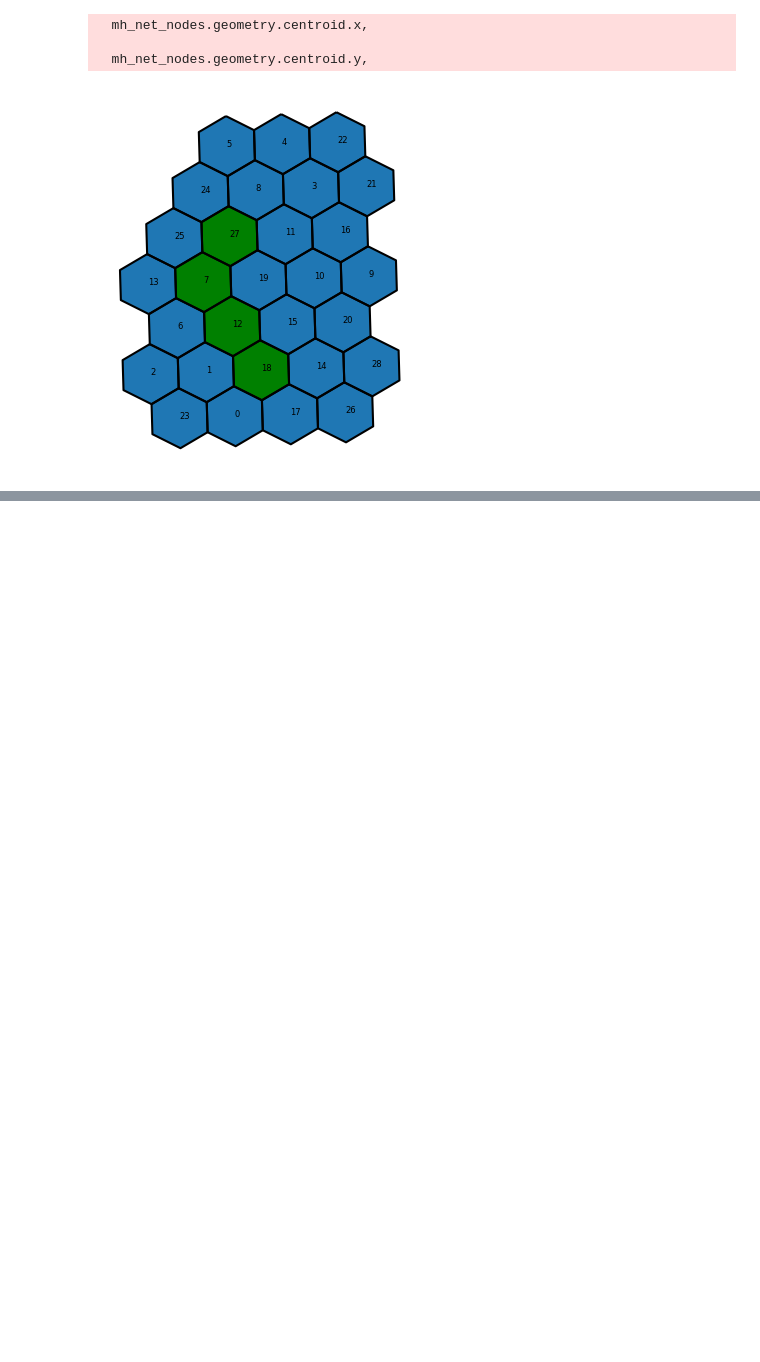
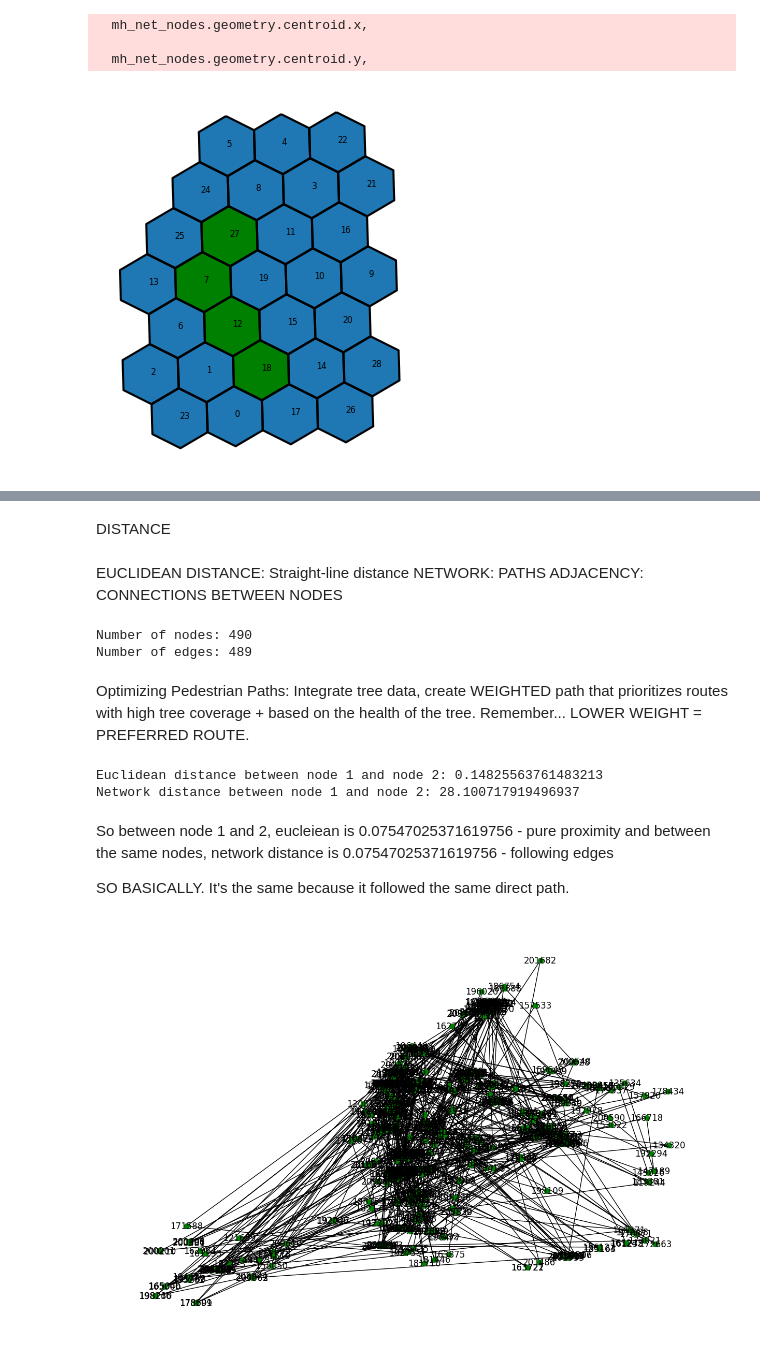
Before and after one commit to badriyahs/cdp-mapping-systems, a Jupyter notebook: Assignments/03_networks.ipynb, the cells around one changed output, grey strips where cells are left out. Drawn from its saved outputs; the diff is of its cells as text; code cells hidden in the pictures; blank space fills up the shorter version.

```diff
--- a/Assignments/03_networks.ipynb
+++ b/Assignments/03_networks.ipynb
@@ -573,8 +585,16 @@ ped_data.head()
 # %%
 # Filter the tree data for only the id, latitude, and longitude, and the health of the tree
-# Put dropna() to remove any missing values or NaN values
+# Filter relevant columns and drop missing values
 tree_data = tree_data[['tree_id', 'latitude', 'longitude', 'health']].dropna()
-ped_data = ped_data[['id', 'latitude', 'longitude']].dropna()
+ped_data = ped_data[['segmentid', 'Rank', 'NTAName', 'SHAPE_Leng']].dropna()
 
-# Convert health column to numeric, coerce errors to NaN, then fill NaN with a default value (e.g., 0)
+# CORRECT DATA TYPPPESSSSSSS
+tree_data['latitude'] = tree_data['latitude'].astype(float)
+tree_data['longitude'] = tree_data['longitude'].astype(float)
+
+# Convert health column to numeric, coerce errors to NaN, then fill NaN with a default value
 tree_data['health'] = pd.to_numeric(tree_data['health'], errors='coerce').fillna(0)
+
+# Create GeoDataFrame for tree data
+tree_gdf = gpd.GeoDataFrame(tree_data,
+                            geometry=gpd.points_from_xy(tree_data.longitude, tree_data.latitude))
@@ -580,0 +619,31 @@ tree_data['health'] = pd.to_numeric(tree_data['health'], errors='coerce').fillna
+# %% [markdown]
+DISTANCE
+# %% [markdown]
+EUCLIDEAN DISTANCE: Straight-line distance
+NETWORK: PATHS
+ADJACENCY: CONNECTIONS BETWEEN NODES
+# %%
+# Initialize Graph
+G = nx.Graph()
+
+# Add nodes
+for idx, row in tree_gdf.iterrows():
+    G.add_node(row['tree_id'], pos=(row['longitude'], row['latitude']), health=row['health'])
+
+# Add edges (connect consecutive nodes in tree_gdf)
+for i in range(len(tree_gdf) - 1):
+    start_point = tree_gdf.iloc[i]
+    end_point = tree_gdf.iloc[i + 1]
+    distance = np.linalg.norm((start_point.geometry.x - end_point.geometry.x,
+                               start_point.geometry.y - end_point.geometry.y))
+    G.add_edge(start_point['tree_id'], end_point['tree_id'], weight=distance)
+# %%
+# Print the number of nodes and edges - FOR NETWORK
+print(f"Number of nodes: {G.number_of_nodes()}")
+print(f"Number of edges: {G.number_of_edges()}")
+# %% [output]
+Number of nodes: 490
+Number of edges: 489
+# %% [markdown]
+Optimizing Pedestrian Paths: Integrate tree data, create WEIGHTED path that prioritizes routes with high tree coverage + based on the health of the tree.
+Remember... LOWER WEIGHT = PREFERRED ROUTE.
@@ -580,0 +665,23 @@ tree_data['health'] = pd.to_numeric(tree_data['health'], errors='coerce').fillna
+# %%
+# Compare distances.
+# Just print them out so you don't get it mixed up again.
+print("Euclidean distance between node 1 and node 2:", euclidean_dist_dict[(nodes[0], nodes[200])])
+print("Network distance between node 1 and node 2:", network_dists[nodes[0]][nodes[200]])
+# %% [output]
+Euclidean distance between node 1 and node 2: 0.14825563761483213
+Network distance between node 1 and node 2: 28.100717919496937
+# %% [markdown]
+So between node 1 and 2, eucleiean is 0.07547025371619756 - pure proximity
+and between the same nodes, network distance is 0.07547025371619756 - following edges
+
+SO BASICALLY. It's the same because it followed the same direct path.
+# %%
+# Visualization
+pos = nx.get_node_attributes(G, 'pos')
+plt.figure(figsize=(12, 8))
+nx.draw(G, pos, with_labels=True, node_size=50, node_color='green')
+plt.show()
+
+# TO MAKE THIS MORE REAL APPLY THE GEOPANDAS TO IT.
+# %% [output]
+[figure, added]
```
Also changed, not shown: parts of 15 cells of this notebook, 2 other files.
